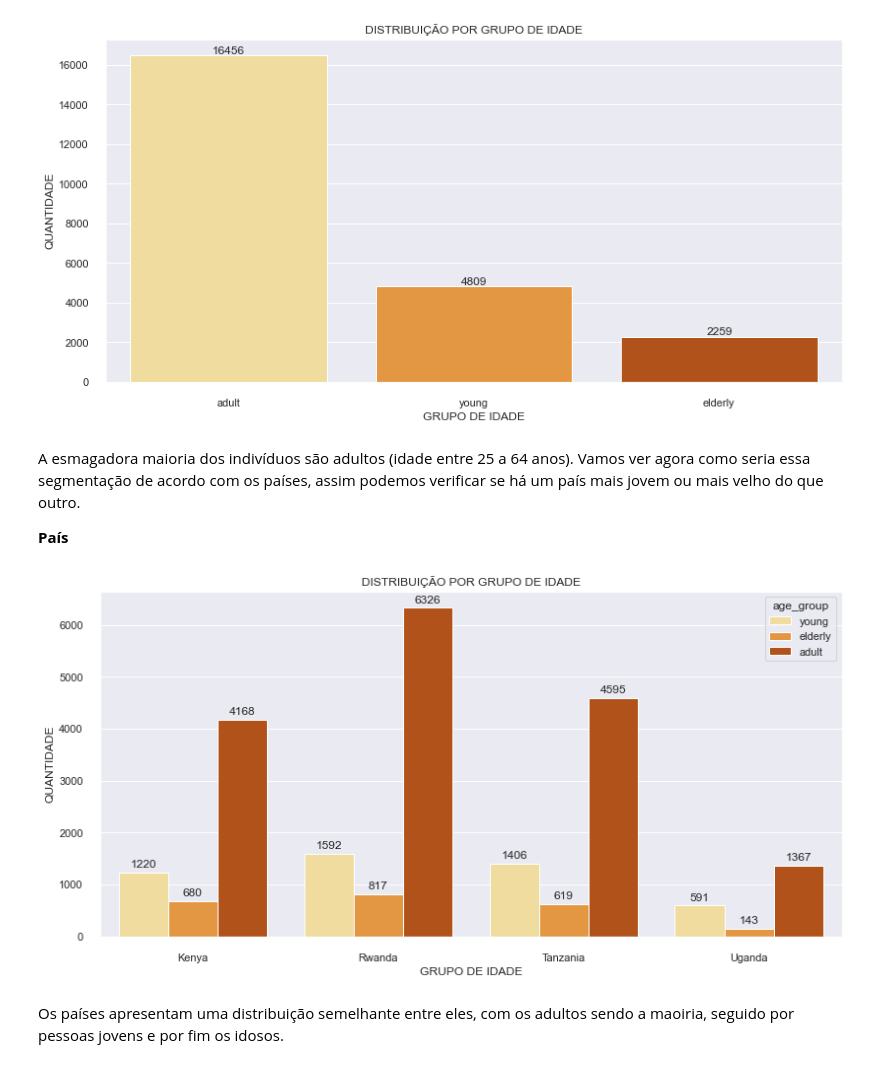
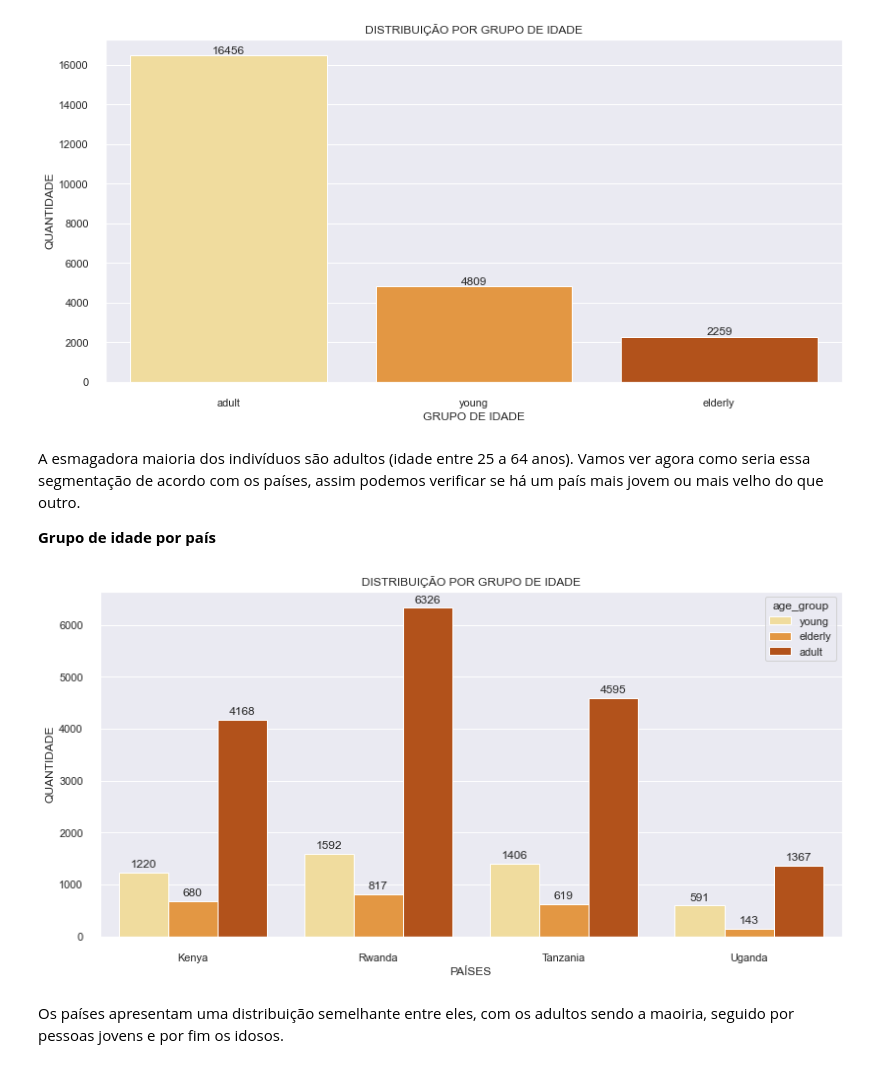
Before and after one commit to fabioismerim/financial_inclusion_africa, a Jupyter notebook: Financial_Inclusion_Africa.ipynb, the cells around one changed output. Saved outputs shown, nothing was run; the diff lists cells and outputs as text; code cells hidden in the pictures.

```diff
--- a/Financial_Inclusion_Africa.ipynb
+++ b/Financial_Inclusion_Africa.ipynb
@@ -418,22 +418,22 @@ for p in ax.patches:
 # %% [markdown]
 A esmagadora maioria dos indivíduos são adultos (idade entre 25 a 64 anos). Vamos ver agora como seria essa segmentação de acordo com os países, assim podemos verificar se há um país mais jovem ou mais velho do que outro.
 
-**País**
+**Grupo de idade por país**
 # %%
 #plotando gráfico:
 sns.set(rc={'figure.figsize': (12,6)})
 ax = sns.countplot(x = 'country', data = df_copy, hue = 'age_group', palette= "YlOrBr")
-ax.set(title = "DISTRIBUIÇÃO POR GRUPO DE IDADE", xlabel = "GRUPO DE IDADE", ylabel = 'QUANTIDADE' )
+ax.set(title = "DISTRIBUIÇÃO POR GRUPO DE IDADE", xlabel = "PAÍSES", ylabel = 'QUANTIDADE' )
 
 #adicionando labels acima das barras
 for p in ax.patches:
     height = p.get_height() #altura das barras
     ax.text(x = p.get_x()+(p.get_width()/2),
     y = height+100,
     s = '{:.0f}'.format(height),
     ha = 'center')
 # %% [output]
-[figure, old version]
+[figure, new version]
 # %% [markdown]
 Os países apresentam uma distribuição semelhante entre eles, com os adultos sendo a maoiria, seguido por pessoas jovens e por fim os idosos.
 # %% [markdown]
```
Also changed, not shown: parts of 17 cells of this notebook.
